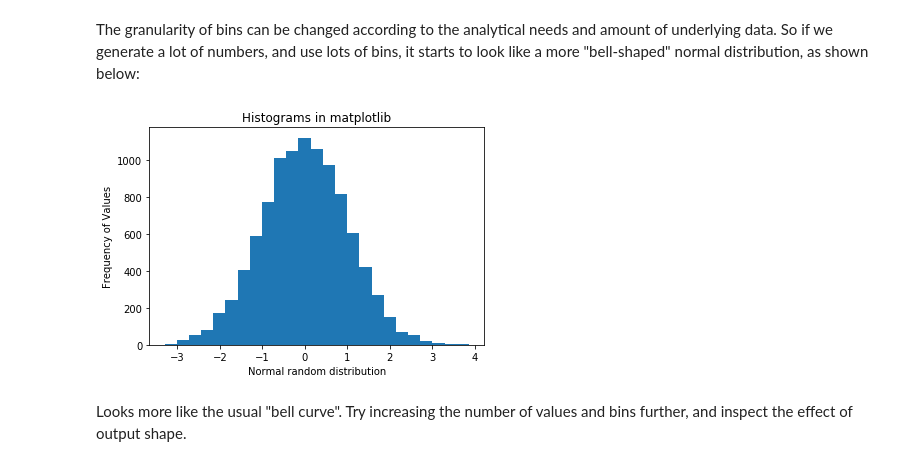
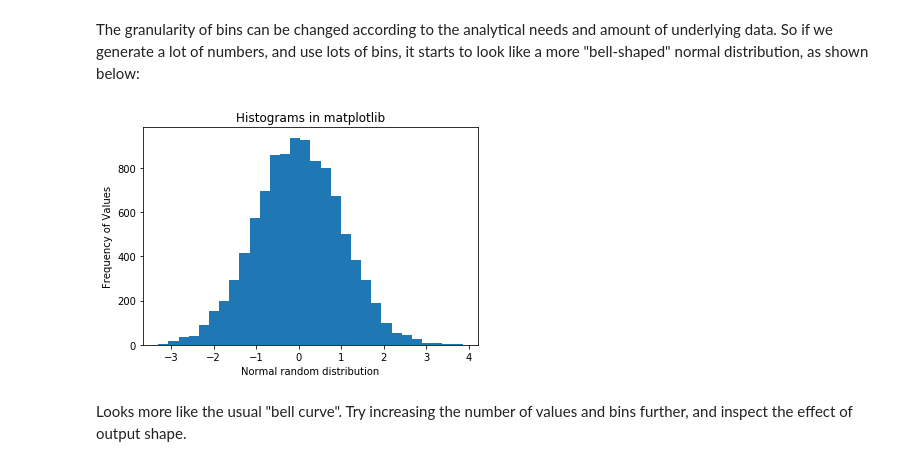
Before and after one commit to robolax/dsc-0-01-21-visualizing-data-online-ds-sp-000, a Jupyter notebook: index.ipynb, the cells around one changed output. Drawn from its saved outputs; the diff is of its cells as text; code cells hidden in the pictures.

```diff
--- a/index.ipynb
+++ b/index.ipynb
@@ -162,19 +162,20 @@ The granularity of bins can be changed according to the analytical needs and amo
 # %%
 # Set seed for reproducability
 np.random.seed(100)
 
 # Generate 100 values from 0 mean normal distribution
 x = np.random.randn(10000)
 
 #Plot the distogram with hist() function
-plt.hist(x, bins = 25)
+plt.hist(x, bins = 50
+        )
 
 plt.xlabel('Normal random distribution')
 plt.ylabel('Frequency of Values')
 plt.title('Histograms in matplotlib')
 plt.show()
 # %% [output]
-[figure, old version]
+[figure, new version]
 # %% [markdown]
 Looks more like the usual "bell curve". Try increasing the number of values and bins further, and inspect the effect of output shape.
 # %% [markdown]
```
